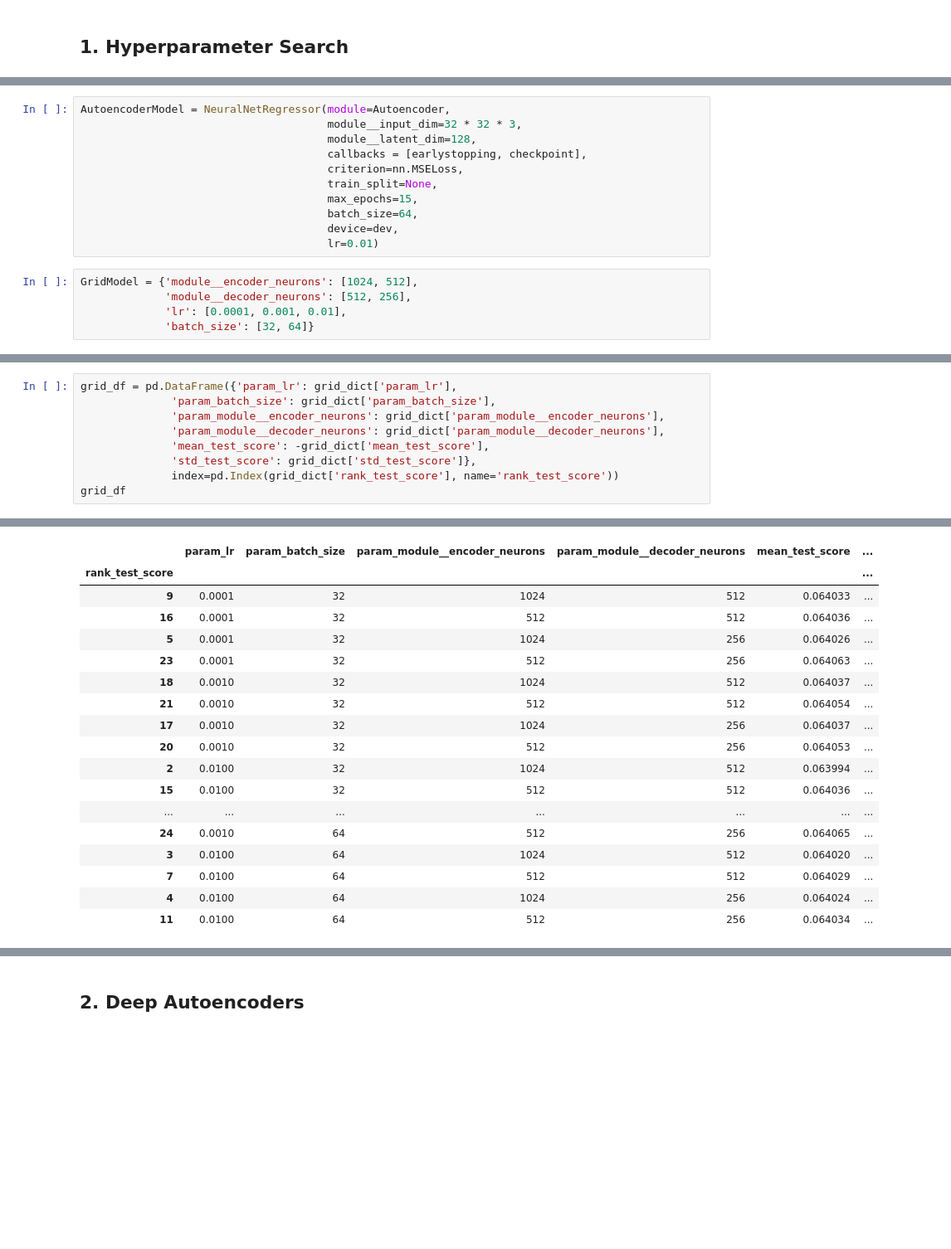
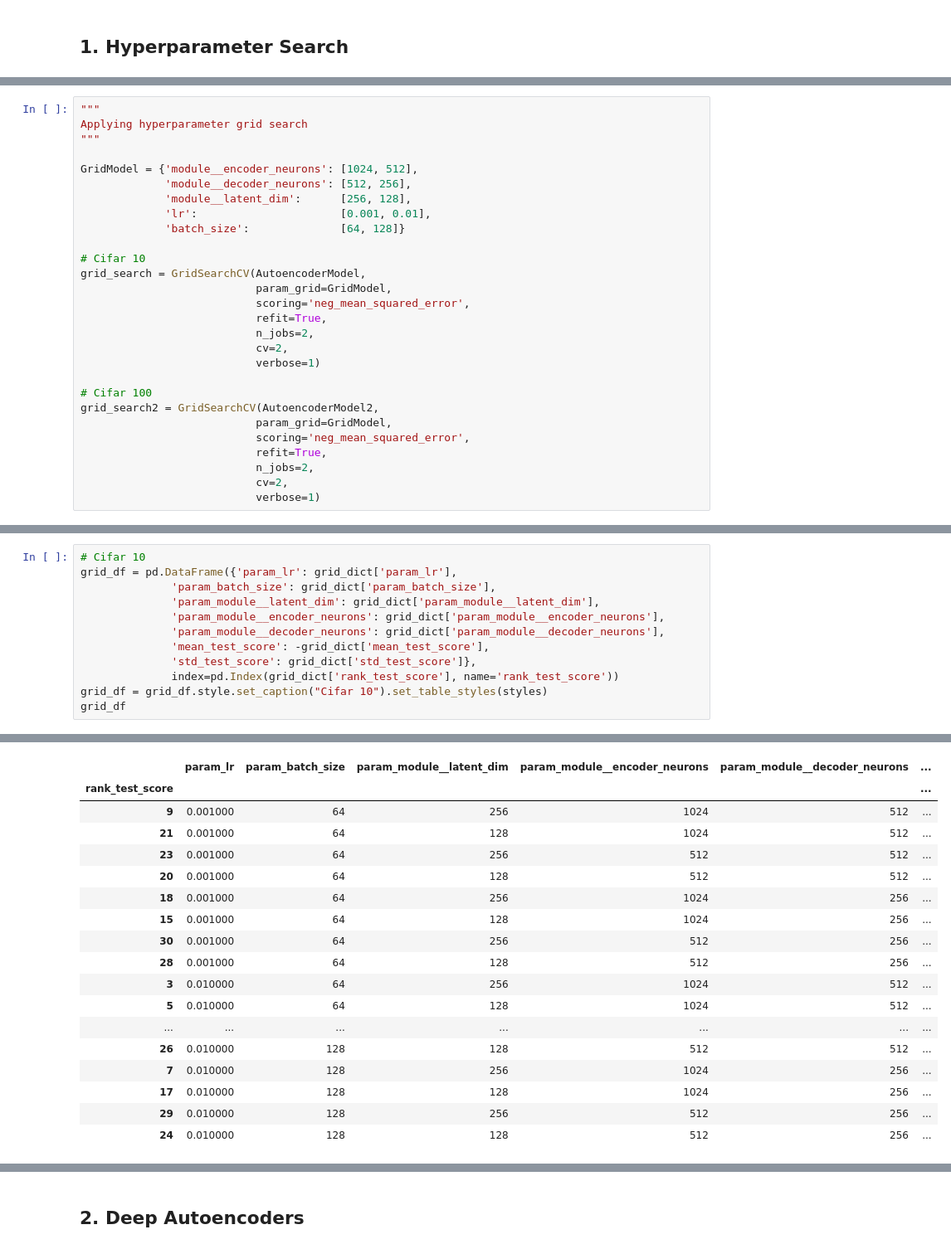
Before and after one commit to JHermosillaD/Autoencoders, a Jupyter notebook: Autoencoder.ipynb, the cells around one changed output, grey strips where cells are left out. Shown at 83% size. Drawn from its saved outputs; the diff is of its cells as text; blank space fills up the shorter version.

```diff
--- a/Autoencoder.ipynb
+++ b/Autoencoder.ipynb
@@ -88,16 +157,28 @@ checkpoint = skorch.callbacks.Checkpoint(monitor = 'train_loss_best')
-# %%
-AutoencoderModel = NeuralNetRegressor(module=Autoencoder,
-                                      module__input_dim=32 * 32 * 3,
-                                      module__latent_dim=128,
-                                      callbacks = [earlystopping, checkpoint],
-                                      criterion=nn.MSELoss,
-                                      train_split=None,
-                                      max_epochs=15,
-                                      batch_size=64,
-                                      device=dev,
-                                      lr=0.01)
 # %%
+"""
+Applying hyperparameter grid search
+"""
+
 GridModel = {'module__encoder_neurons': [1024, 512],
              'module__decoder_neurons': [512, 256],
-             'lr': [0.0001, 0.001, 0.01],
-             'batch_size': [32, 64]}
+             'module__latent_dim':      [256, 128],
+             'lr':                      [0.001, 0.01],
+             'batch_size':              [64, 128]}
+
+# Cifar 10
+grid_search = GridSearchCV(AutoencoderModel,
+                           param_grid=GridModel,
+                           scoring='neg_mean_squared_error',
+                           refit=True,
+                           n_jobs=2,
+                           cv=2,
+                           verbose=1)
+
+# Cifar 100
+grid_search2 = GridSearchCV(AutoencoderModel2,
+                           param_grid=GridModel,
+                           scoring='neg_mean_squared_error',
+                           refit=True,
+                           n_jobs=2,
+                           cv=2,
+                           verbose=1)
@@ -138,10 +206,13 @@ Best Score: 0.06399314105510712
 # %%
+# Cifar 10
 grid_df = pd.DataFrame({'param_lr': grid_dict['param_lr'],
               'param_batch_size': grid_dict['param_batch_size'],
+              'param_module__latent_dim': grid_dict['param_module__latent_dim'],
               'param_module__encoder_neurons': grid_dict['param_module__encoder_neurons'],
               'param_module__decoder_neurons': grid_dict['param_module__decoder_neurons'],
               'mean_test_score': -grid_dict['mean_test_score'],
               'std_test_score': grid_dict['std_test_score']},
               index=pd.Index(grid_dict['rank_test_score'], name='rank_test_score'))
+grid_df = grid_df.style.set_caption("Cifar 10").set_table_styles(styles)
 grid_df
 # %% [output]
@@ -148,18 +220,18 @@ grid_df
-|  | param_lr | param_batch_size | param_module__encoder_neurons | param_module__decoder_neurons | mean_test_score | ... |
+|  | param_lr | param_batch_size | param_module__latent_dim | param_module__encoder_neurons | param_module__decoder_neurons | ... |
 | rank_test_score |  |  |  |  |  | ... |
-| 9 | 0.0001 | 32 | 1024 | 512 | 0.064033 | ... |
-| 16 | 0.0001 | 32 | 512 | 512 | 0.064036 | ... |
-| 5 | 0.0001 | 32 | 1024 | 256 | 0.064026 | ... |
-| 23 | 0.0001 | 32 | 512 | 256 | 0.064063 | ... |
-| 18 | 0.0010 | 32 | 1024 | 512 | 0.064037 | ... |
-| 21 | 0.0010 | 32 | 512 | 512 | 0.064054 | ... |
-| 17 | 0.0010 | 32 | 1024 | 256 | 0.064037 | ... |
-| 20 | 0.0010 | 32 | 512 | 256 | 0.064053 | ... |
-| 2 | 0.0100 | 32 | 1024 | 512 | 0.063994 | ... |
-| 15 | 0.0100 | 32 | 512 | 512 | 0.064036 | ... |
+| 9 | 0.001000 | 64 | 256 | 1024 | 512 | ... |
+| 21 | 0.001000 | 64 | 128 | 1024 | 512 | ... |
+| 23 | 0.001000 | 64 | 256 | 512 | 512 | ... |
+| 20 | 0.001000 | 64 | 128 | 512 | 512 | ... |
+| 18 | 0.001000 | 64 | 256 | 1024 | 256 | ... |
+| 15 | 0.001000 | 64 | 128 | 1024 | 256 | ... |
+| 30 | 0.001000 | 64 | 256 | 512 | 256 | ... |
+| 28 | 0.001000 | 64 | 128 | 512 | 256 | ... |
+| 3 | 0.010000 | 64 | 256 | 1024 | 512 | ... |
+| 5 | 0.010000 | 64 | 128 | 1024 | 512 | ... |
 | ... | ... | ... | ... | ... | ... | ... |
-| 24 | 0.0010 | 64 | 512 | 256 | 0.064065 | ... |
-| 3 | 0.0100 | 64 | 1024 | 512 | 0.064020 | ... |
-| 7 | 0.0100 | 64 | 512 | 512 | 0.064029 | ... |
-| 4 | 0.0100 | 64 | 1024 | 256 | 0.064024 | ... |
-| 11 | 0.0100 | 64 | 512 | 256 | 0.064034 | ... |
+| 26 | 0.010000 | 128 | 128 | 512 | 512 | ... |
+| 7 | 0.010000 | 128 | 256 | 1024 | 256 | ... |
+| 17 | 0.010000 | 128 | 128 | 1024 | 256 | ... |
+| 29 | 0.010000 | 128 | 256 | 512 | 256 | ... |
+| 24 | 0.010000 | 128 | 128 | 512 | 256 | ... |
```
Also changed, not shown: parts of 29 cells of this notebook.
